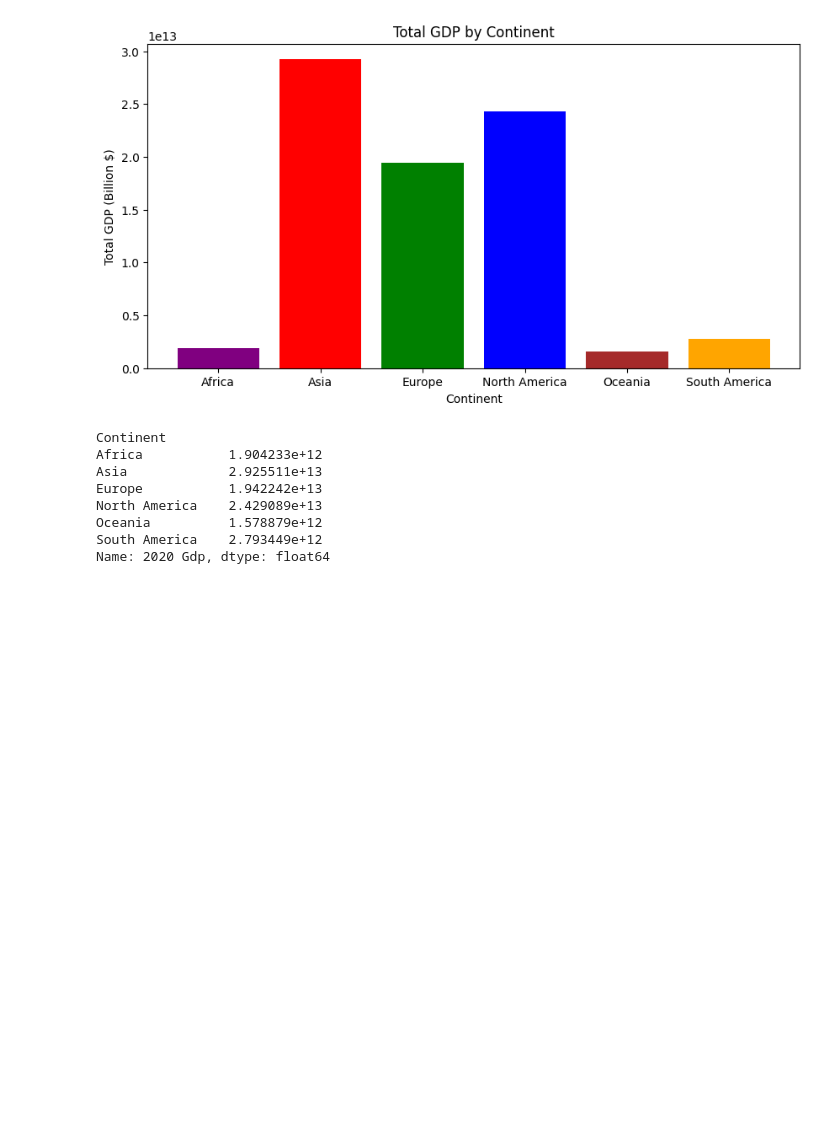
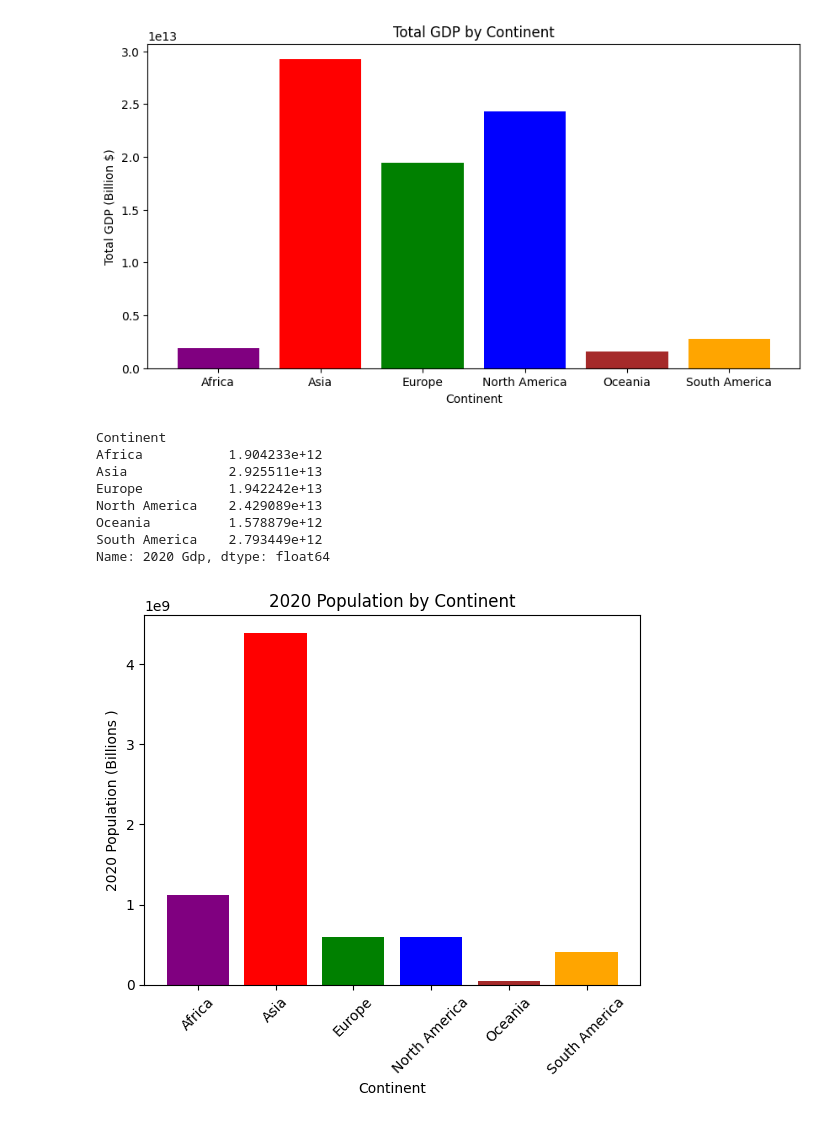
Before and after one commit to HABUDANHAYABK/Associate-Data-Scientist-in-Python, a Jupyter notebook: Joining_Data_with_pandas/inner_join.ipynb, the cells around one changed output. Saved outputs shown, nothing was run; the diff lists cells and outputs as text; code cells hidden in the pictures; blank space fills up the shorter version.

```diff
--- a/Joining_Data_with_pandas/inner_join.ipynb
+++ b/Joining_Data_with_pandas/inner_join.ipynb
@@ -134,3 +134,34 @@ North America    2.429089e+13
 Oceania          1.578879e+12
 South America    2.793449e+12
 Name: 2020 Gdp, dtype: float64
+# %%
+import matplotlib.pyplot as plt
+
+continent_pop20 = pop_gdp2020.groupby("Continent")["2020 Population"].sum().reset_index()
+
+colors ={
+    "North America" : "blue",
+    "Africa": "purple",
+    "Asia": "red",
+    "Europe": "green",
+    "Oceania": "brown",
+    "South America": "orange"
+}
+
+#fix double plot
+plt.close('all')
+bar_color = [colors[continent] for continent in continent_pop20["Continent"]]
+
+plt.bar(continent_pop20["Continent"], continent_pop20["2020 Population"], color= bar_color)
+#plt.figure(figsize=(10, 5))
+
+#set labels and title
+plt.xlabel("Continent")
+plt.ylabel("2020 Population (Billions )")
+plt.title("2020 Population by Continent")
+plt.xticks(rotation=45)
+
+#Display
+plt.show()
+# %% [output]
+[figure, added]
```
Also changed, not shown: parts of 1 cell of this notebook.
